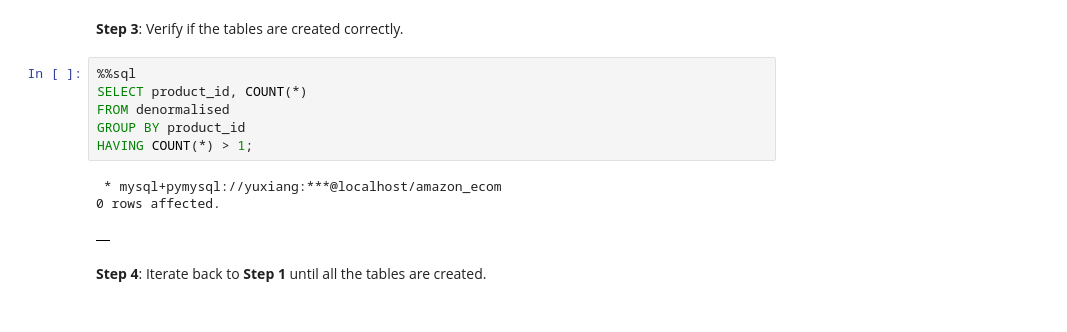
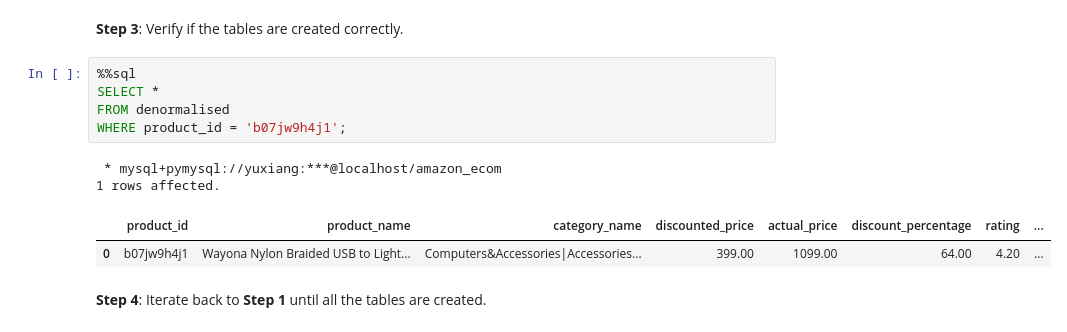
Before and after one commit to chanyuxiang/sampleproject, a Jupyter notebook: Global Air Quality - Ingestion using SQL.ipynb, the cells around one changed output. Cells and saved outputs as stored; diff of their text form.

```diff
--- a/Global Air Quality - Ingestion using SQL.ipynb
+++ b/Global Air Quality - Ingestion using SQL.ipynb
@@ -499,14 +499,14 @@ Overwriting /content/project/ecommerce_database/scripts/create-tables.sql
 **Step 3**: Verify if the tables are created correctly.
 # %%
 %%sql
-SELECT product_id, COUNT(*)
+SELECT *
 FROM denormalised
-GROUP BY product_id
-HAVING COUNT(*) > 1;
+WHERE product_id = 'b07jw9h4j1';
 # %% [output]
  * mysql+pymysql://yuxiang:***@localhost/amazon_ecom
-0 rows affected.
+1 rows affected.
-|  |
+|  | product_id | product_name | category_name | discounted_price | actual_price | discount_percentage | rating | ... |
+| 0 | b07jw9h4j1 | Wayona Nylon Braided USB to Light... | Computers&Accessories|Accessories... | 399.00 | 1099.00 | 64.00 | 4.20 | ... |
 # %% [markdown]
 **Step 4**: Iterate back to **Step 1** until all the tables are created.
 # %% [markdown]
```
